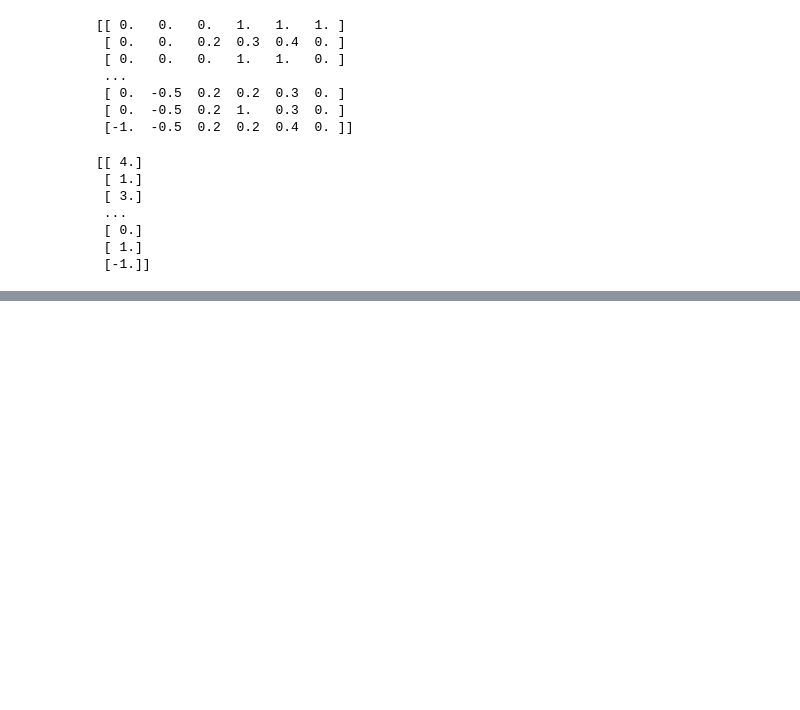
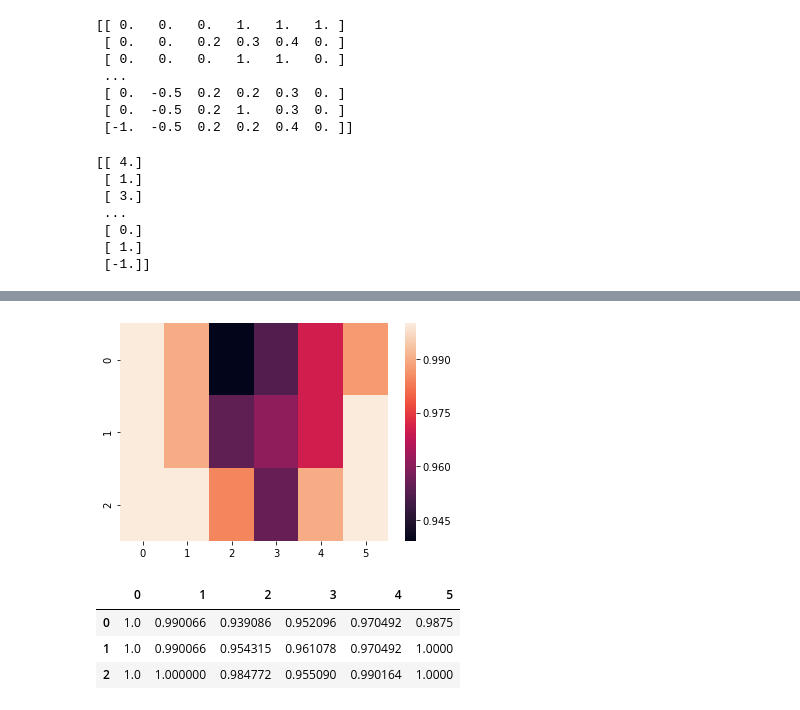
Before and after one commit to anuPh23/Spotify, a Jupyter notebook: spotify_classifier_raw_data.ipynb, the cells around one changed output, grey strips where cells are left out. Drawn from its saved outputs; the diff is of its cells as text; code cells hidden in the pictures; blank space fills up the shorter version.

```diff
--- a/spotify_classifier_raw_data.ipynb
+++ b/spotify_classifier_raw_data.ipynb
@@ -202,0 +240,13 @@ Recall: [1.         1.         0.98477157 0.95508982 0.99016393 1.        ]
+# %%
+model_recall = [dtree_recall_score,rftree_recall_score,svm_recall_score]
+model_recall = pd.DataFrame(model_recall)
+sns.heatmap(model_recall)
+plt.show()
+
+model_recall
+# %% [output]
+[figure, added]
+|  | 0 | 1 | 2 | 3 | 4 | 5 |
+| 0 | 1.0 | 0.990066 | 0.939086 | 0.952096 | 0.970492 | 0.9875 |
+| 1 | 1.0 | 0.990066 | 0.954315 | 0.961078 | 0.970492 | 1.0000 |
+| 2 | 1.0 | 1.000000 | 0.984772 | 0.955090 | 0.990164 | 1.0000 |
```
Also changed, not shown: parts of 3 cells of this notebook.
